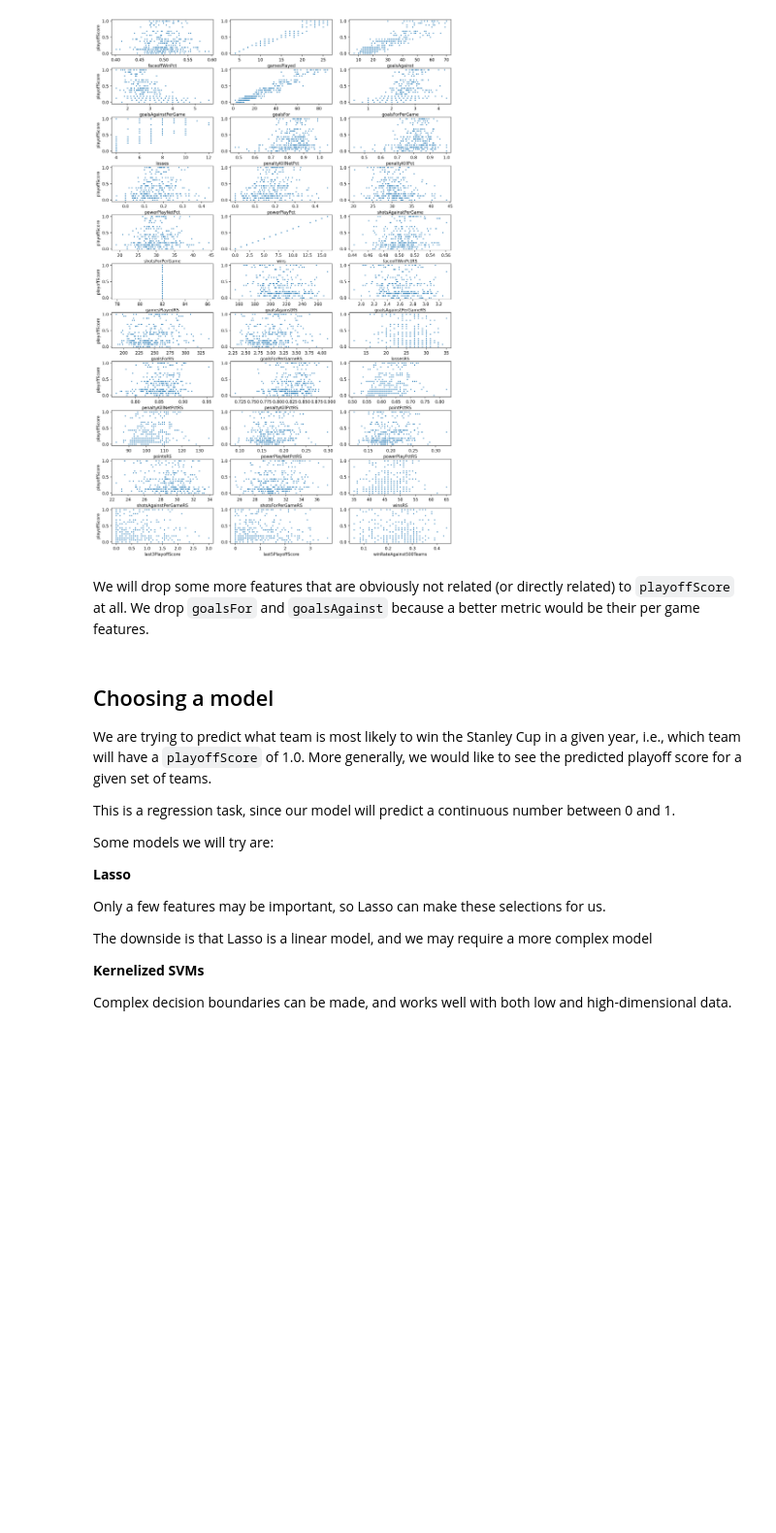
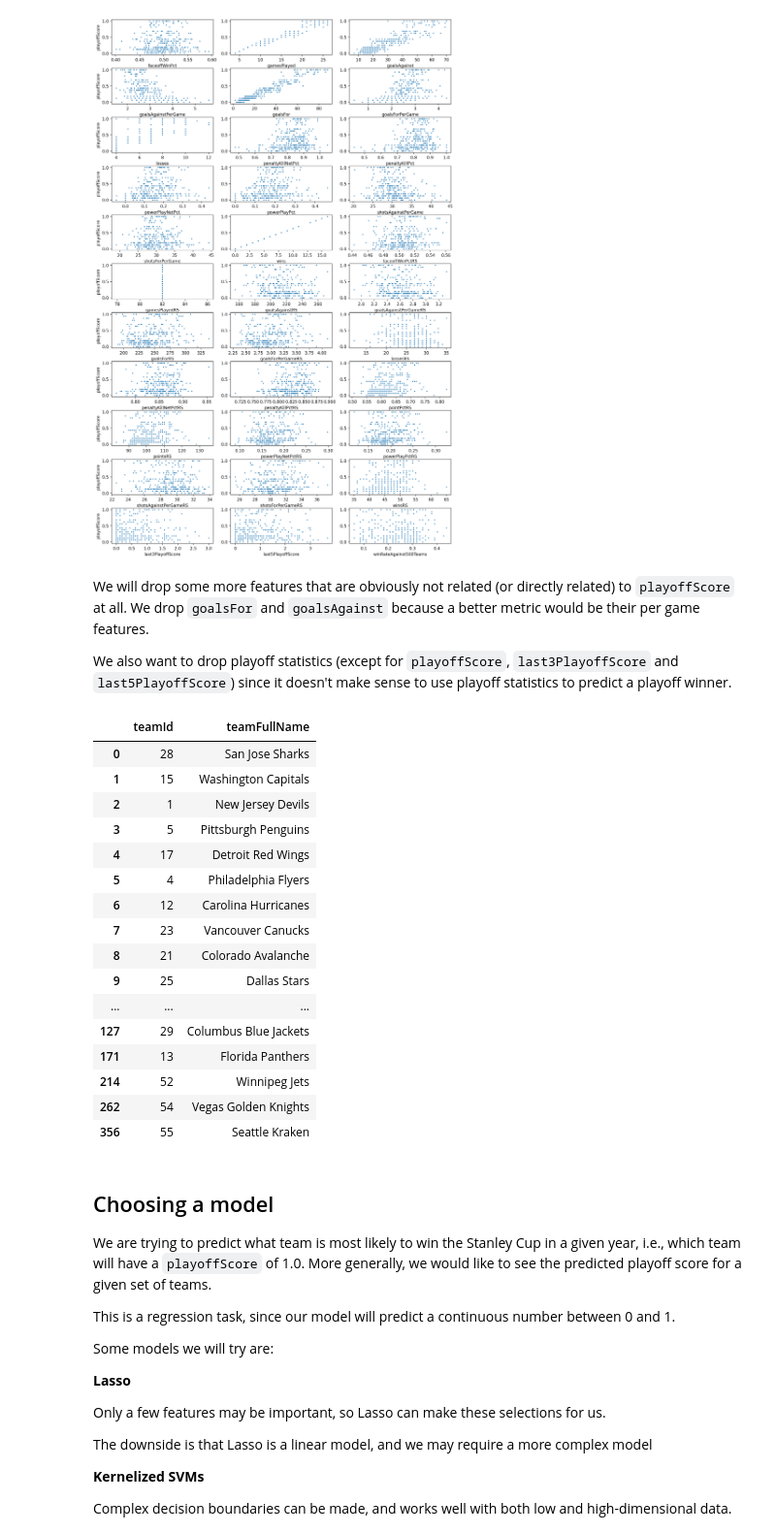
Before and after one commit to chrisbolton18/StanleyCupPredictor, a Jupyter notebook: nhlsc-predictor.ipynb, the cells around one changed output. Shown at 97% size. Cells and saved outputs as stored; diff of their text form; code cells hidden in the pictures; blank space fills up the shorter version.

```diff
--- a/nhlsc-predictor.ipynb
+++ b/nhlsc-predictor.ipynb
@@ -213,8 +213,39 @@ playoffScoreCorrPlt(df)
 [figure]
 # %% [markdown]
 We will drop some more features that are obviously not related (or directly related) to `playoffScore` at all. We drop `goalsFor` and `goalsAgainst` because a better metric would be their per game features.
+
+We also want to drop playoff statistics (except for `playoffScore`, `last3PlayoffScore` and `last5PlayoffScore`) since it doesn't make sense to use playoff statistics to predict a playoff winner.
 # %%
-df = df.drop(['gamesPlayedRS', 'wins', 'losses', 'goalsFor', 'goalsAgainst', 'gamesPlayed'], axis=1)
+# for when we lookup team names later
+team_names = df[['teamId', 'teamFullName']].drop_duplicates()
+
+# drop directly or not correlated features
+df = df.drop(['gamesPlayedRS', 'wins', 'losses', 'goalsFor', 'goalsAgainst', 'gamesPlayed', 'teamFullName'], axis=1)
+
+# drop playoff features
+df = df.drop(['faceoffWinPct', 'goalsAgainstPerGame', 'goalsForPerGame',
+              'penaltyKillNetPct', 'penaltyKillPct', 'powerPlayNetPct',
+              'powerPlayPct', 'shotsAgainstPerGame', 'shotsForPerGame'], axis=1)
+
+team_names
+# %% [output]
+|  | teamId | teamFullName |
+| 0 | 28 | San Jose Sharks |
+| 1 | 15 | Washington Capitals |
+| 2 | 1 | New Jersey Devils |
+| 3 | 5 | Pittsburgh Penguins |
+| 4 | 17 | Detroit Red Wings |
+| 5 | 4 | Philadelphia Flyers |
+| 6 | 12 | Carolina Hurricanes |
+| 7 | 23 | Vancouver Canucks |
+| 8 | 21 | Colorado Avalanche |
+| 9 | 25 | Dallas Stars |
+| ... | ... | ... |
+| 127 | 29 | Columbus Blue Jackets |
+| 171 | 13 | Florida Panthers |
+| 214 | 52 | Winnipeg Jets |
+| 262 | 54 | Vegas Golden Knights |
+| 356 | 55 | Seattle Kraken |
 # %% [markdown]
 ## Choosing a model
 
```
Also changed, not shown: parts of 13 cells of this notebook.
